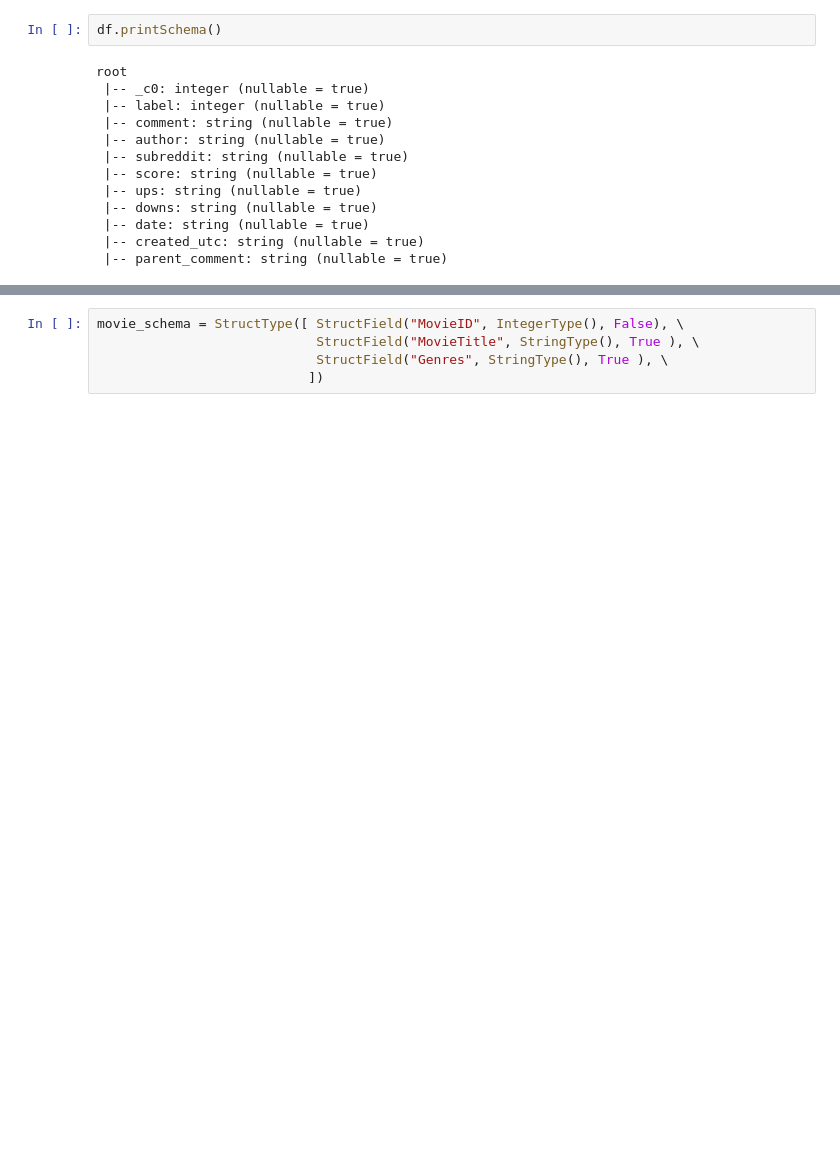
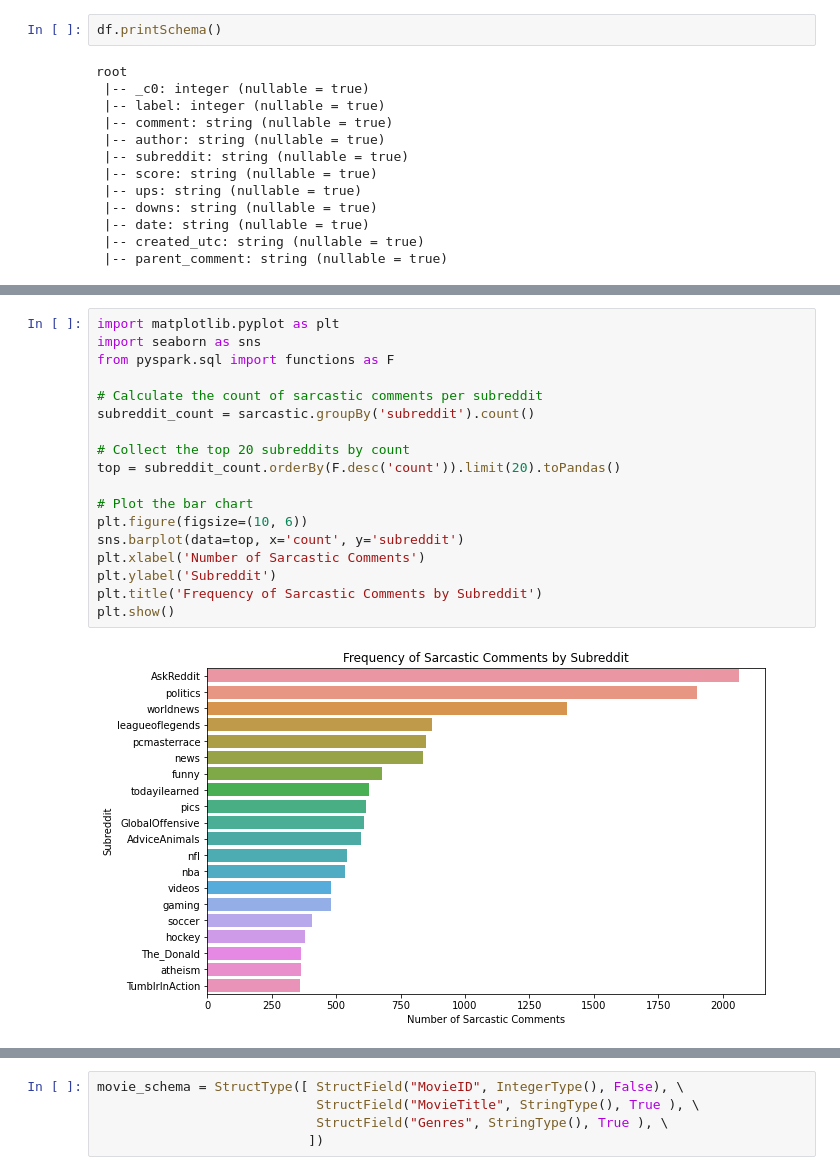
Before and after one commit to brianellis1997/Sarcasm_PySpark, a Jupyter notebook: Project_Test.ipynb, the cells around one changed output, grey strips where cells are left out. Saved outputs shown, nothing was run; the diff lists cells and outputs as text; blank space fills up the shorter version.

Commit message:
Visualized subreddit sarcasm

```diff
--- a/Project_Test.ipynb
+++ b/Project_Test.ipynb
@@ -312,0 +278,20 @@ ERROR! Session/line number was not unique in database. History logging moved to
+# %%
+import matplotlib.pyplot as plt
+import seaborn as sns
+from pyspark.sql import functions as F
+
+# Calculate the count of sarcastic comments per subreddit
+subreddit_count = sarcastic.groupBy('subreddit').count()
+
+# Collect the top 20 subreddits by count
+top = subreddit_count.orderBy(F.desc('count')).limit(20).toPandas()
+
+# Plot the bar chart
+plt.figure(figsize=(10, 6))
+sns.barplot(data=top, x='count', y='subreddit')
+plt.xlabel('Number of Sarcastic Comments')
+plt.ylabel('Subreddit')
+plt.title('Frequency of Sarcastic Comments by Subreddit')
+plt.show()
+# %% [output]
+[figure, added]
```
Also changed, not shown: parts of 6 cells of this notebook.
